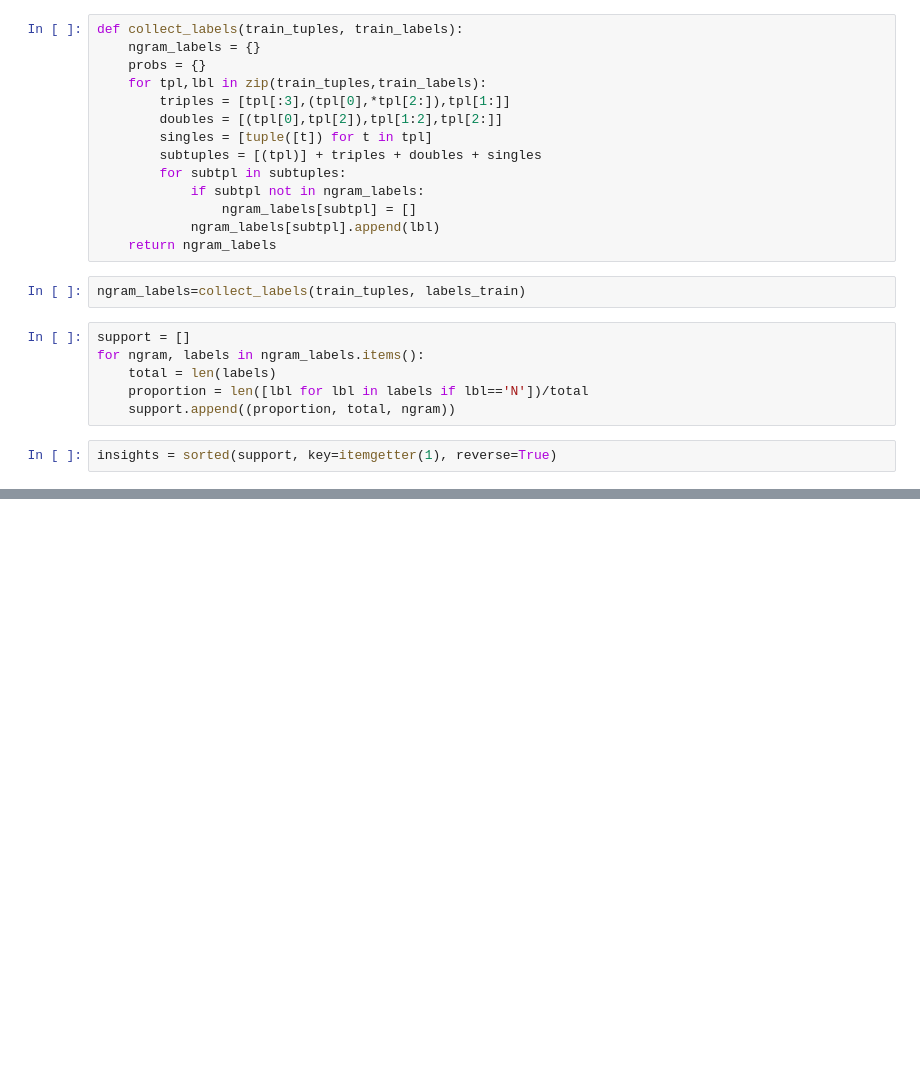
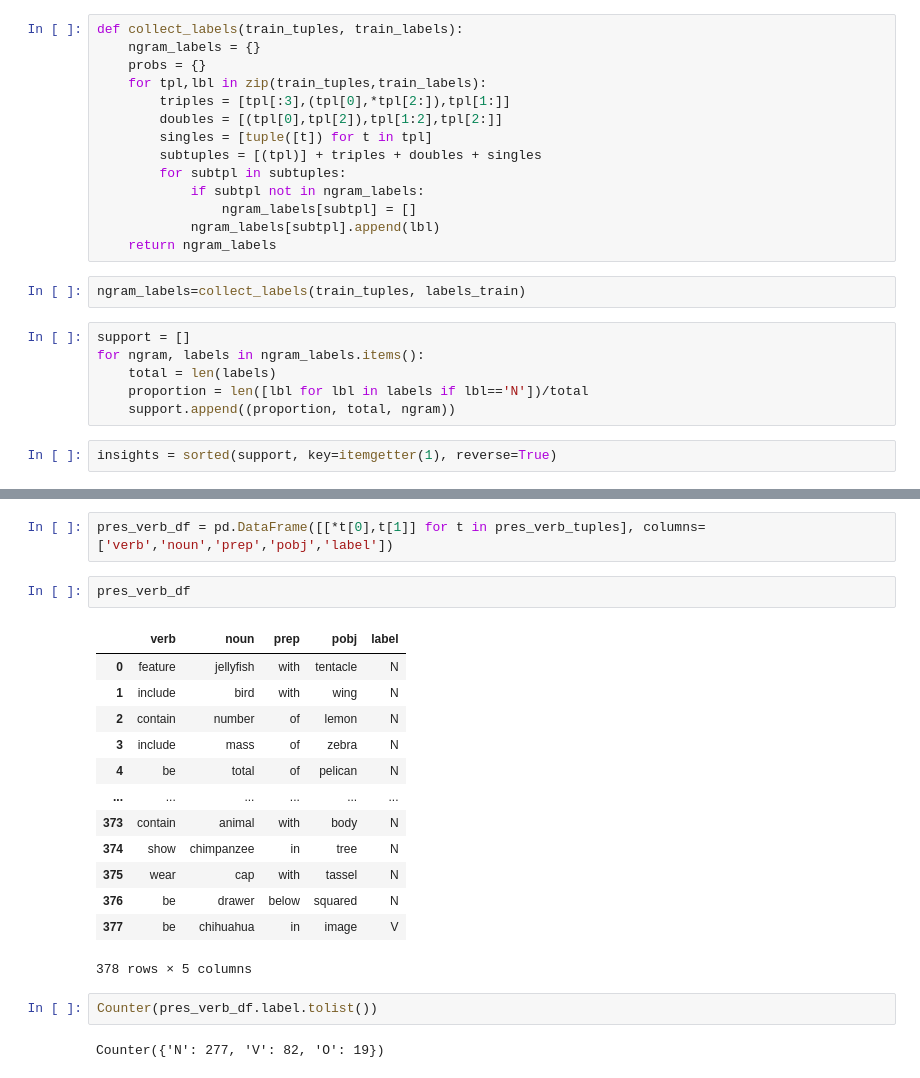
Before and after one commit to depthfirst/pp-ambiguity, a Jupyter notebook: notebooks/PPA-Analysis.ipynb, the cells around one changed output, grey strips where cells are left out. Drawn from its saved outputs; the diff is of its cells as text; blank space fills up the shorter version.

```diff
--- a/notebooks/PPA-Analysis.ipynb
+++ b/notebooks/PPA-Analysis.ipynb
@@ -357,0 +725,22 @@ for (proportion,total,ngram) in insights:
+# %%
+pres_verb_df = pd.DataFrame([[*t[0],t[1]] for t in pres_verb_tuples], columns=['verb','noun','prep','pobj','label'])
+# %%
+pres_verb_df
+# %% [output]
+|  | verb | noun | prep | pobj | label |
+| 0 | feature | jellyfish | with | tentacle | N |
+| 1 | include | bird | with | wing | N |
+| 2 | contain | number | of | lemon | N |
+| 3 | include | mass | of | zebra | N |
+| 4 | be | total | of | pelican | N |
+| ... | ... | ... | ... | ... | ... |
+| 373 | contain | animal | with | body | N |
+| 374 | show | chimpanzee | in | tree | N |
+| 375 | wear | cap | with | tassel | N |
+| 376 | be | drawer | below | squared | N |
+| 377 | be | chihuahua | in | image | V |
+378 rows × 5 columns
+# %%
+Counter(pres_verb_df.label.tolist())
+# %% [output]
+Counter({'N': 277, 'V': 82, 'O': 19})
```
Also changed, not shown: parts of 61 cells of this notebook, 1 other file.
